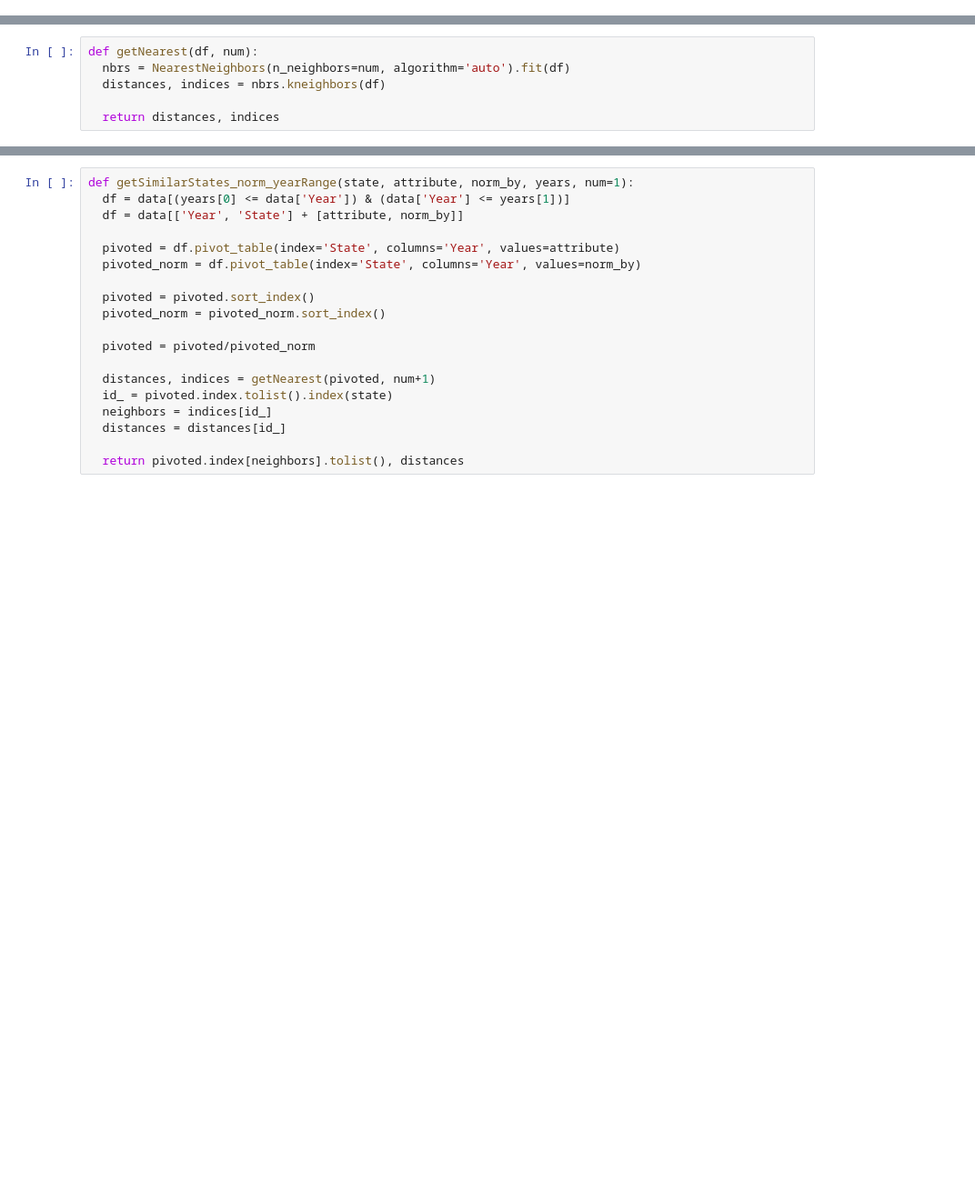
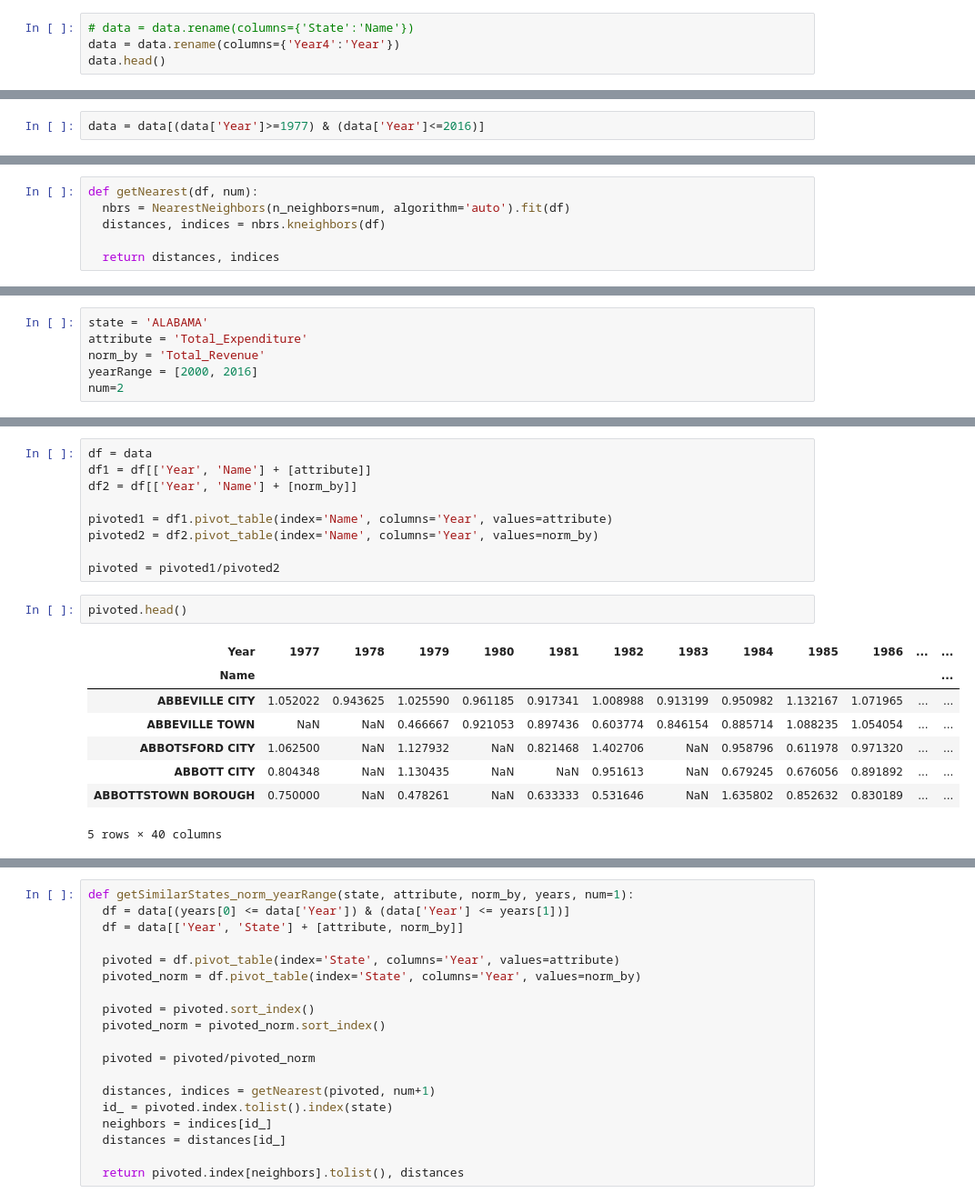
Before and after one commit to TruthTreeASD/ml, a Jupyter notebook: ASD_clustering2.ipynb, the cells around one changed output, grey strips where cells are left out. Shown at 91% size. Saved outputs shown, nothing was run; the diff lists cells and outputs as text; blank space fills up the shorter version.

```diff
--- a/ASD_clustering2.ipynb
+++ b/ASD_clustering2.ipynb
@@ -20,0 +45,4 @@ data.head()
+# %%
+# data = data.rename(columns={'State':'Name'})
+data = data.rename(columns={'Year4':'Year'})
+data.head()
@@ -21,3 +57,5 @@ data.head()
+# %%
+data = data[(data['Year']>=1977) & (data['Year']<=2016)]
 # %%
 keys = data.keys().tolist()
 keys
@@ -68,0 +113,6 @@ def getSimilarStates(state, attribute, num=1):
+# %%
+state = 'ALABAMA'
+attribute = 'Total_Expenditure'
+norm_by = 'Total_Revenue'
+yearRange = [2000, 2016]
+num=2
@@ -68,0 +136,20 @@ def getSimilarStates(state, attribute, num=1):
+# %%
+df = data
+df1 = df[['Year', 'Name'] + [attribute]]
+df2 = df[['Year', 'Name'] + [norm_by]]
+
+pivoted1 = df1.pivot_table(index='Name', columns='Year', values=attribute)
+pivoted2 = df2.pivot_table(index='Name', columns='Year', values=norm_by)
+
+pivoted = pivoted1/pivoted2
+# %%
+pivoted.head()
+# %% [output]
+| Year | 1977 | 1978 | 1979 | 1980 | 1981 | 1982 | 1983 | 1984 | 1985 | 1986 | ... | ... |
+| Name |  |  |  |  |  |  |  |  |  |  |  | ... |
+| ABBEVILLE CITY | 1.052022 | 0.943625 | 1.025590 | 0.961185 | 0.917341 | 1.008988 | 0.913199 | 0.950982 | 1.132167 | 1.071965 | ... | ... |
+| ABBEVILLE TOWN | NaN | NaN | 0.466667 | 0.921053 | 0.897436 | 0.603774 | 0.846154 | 0.885714 | 1.088235 | 1.054054 | ... | ... |
+| ABBOTSFORD CITY | 1.062500 | NaN | 1.127932 | NaN | 0.821468 | 1.402706 | NaN | 0.958796 | 0.611978 | 0.971320 | ... | ... |
+| ABBOTT CITY | 0.804348 | NaN | 1.130435 | NaN | NaN | 0.951613 | NaN | 0.679245 | 0.676056 | 0.891892 | ... | ... |
+| ABBOTTSTOWN BOROUGH | 0.750000 | NaN | 0.478261 | NaN | 0.633333 | 0.531646 | NaN | 1.635802 | 0.852632 | 0.830189 | ... | ... |
+5 rows × 40 columns
```
Also changed, not shown: parts of 30 cells of this notebook.
